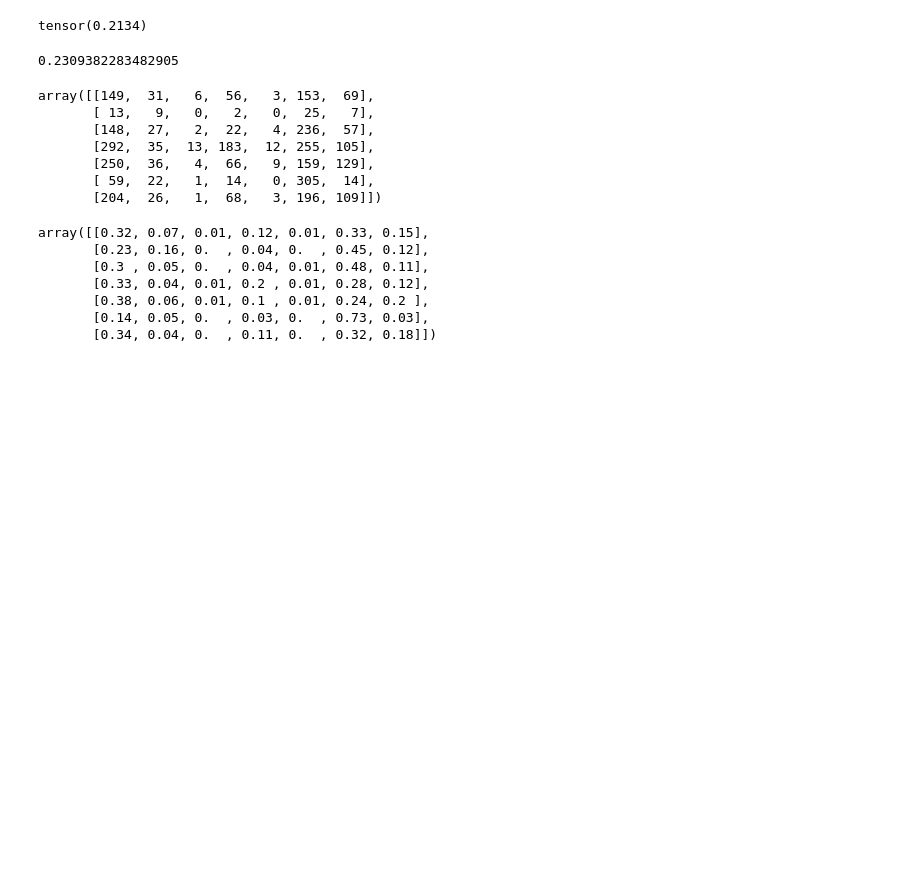
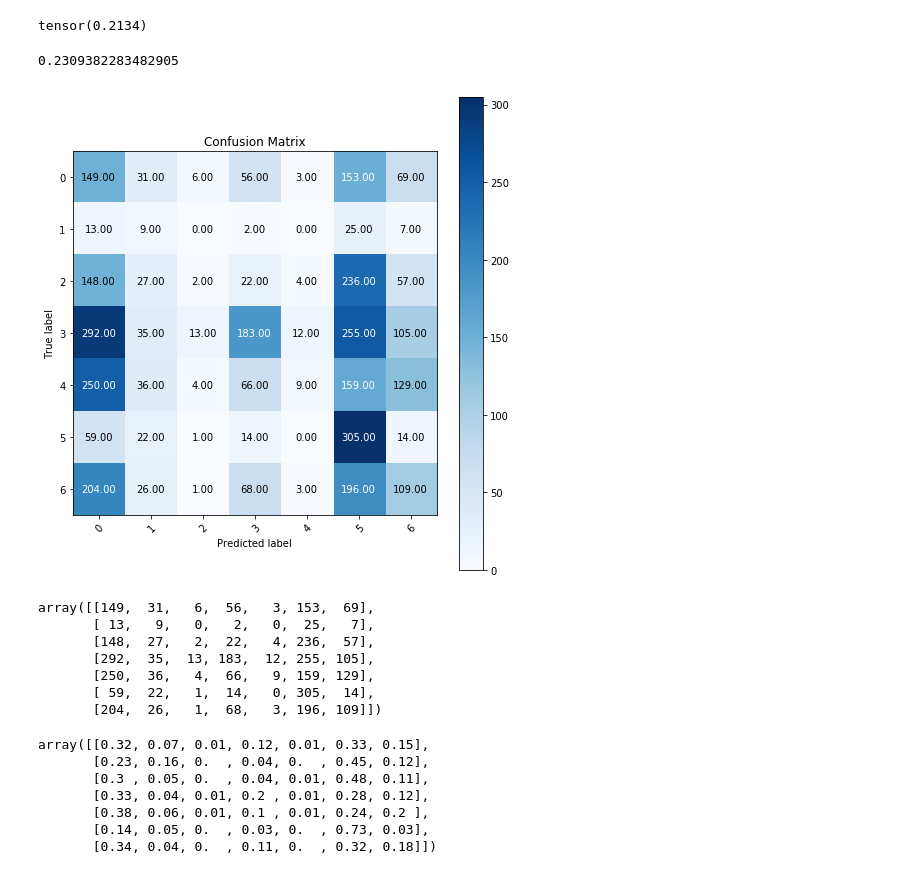
Before and after one commit to raroito87/facial_expression_recognition, a Jupyter notebook: Notebooks/Refractor code. Use notebook to try classes.ipynb, the cells around one changed output. Cells and saved outputs as stored; diff of their text form; code cells hidden in the pictures; blank space fills up the shorter version.

```diff
--- a/Notebooks/Refractor code. Use notebook to try classes.ipynb
+++ b/Notebooks/Refractor code. Use notebook to try classes.ipynb
@@ -105,6 +105,11 @@ test_metrics = Metrics(test_dataset.y_data, test_pred, labels)
 test_metrics.balanced_score()
 # %% [output]
 0.2309382283482905
+# %%
+plt = test_metrics.represent_cm()
+plt.show()
+# %% [output]
+[figure, added]
 # %%
 from sklearn import metrics
 labels_dict = {0:'Angry', 1:'Disgust', 2:'Fear', 3:'Happy', 4:'Sad', 5:'Surprise', 6:'Neutral'}
```
Also changed, not shown: 8 other files.
